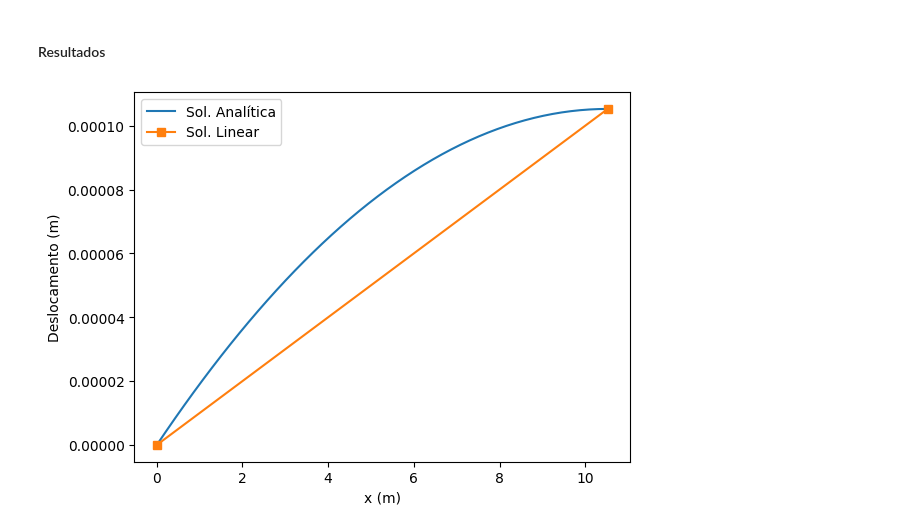
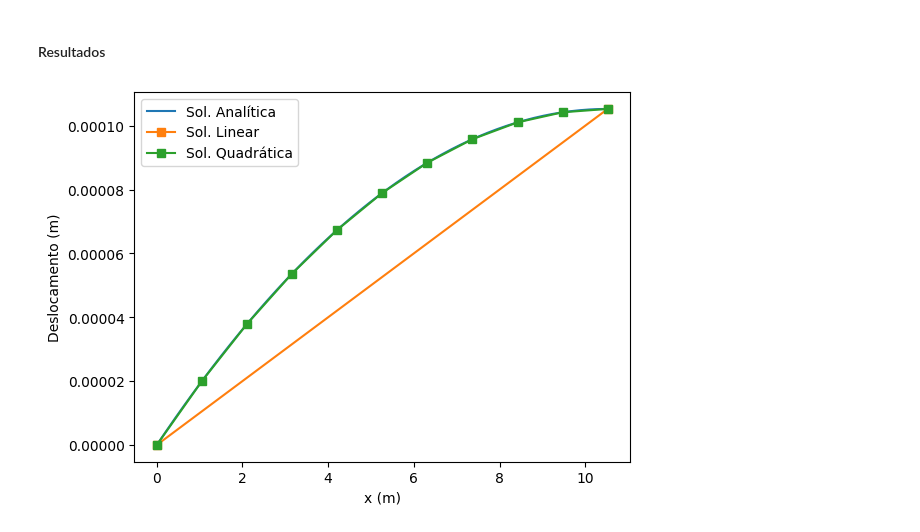
Before and after one commit to antoniomedeiros1/MAC008-Lista-1, a Jupyter notebook: ex3.ipynb, the cells around one changed output. Cells and saved outputs as stored; diff of their text form; code cells hidden in the pictures.

```diff
--- a/ex3.ipynb
+++ b/ex3.ipynb
@@ -234,0 +264,9 @@ $$
+# %%
+F = sp.zeros(n_elements * 2 + 1, 1)
+
+for i in range(n_elements):
+    first = i * 2
+    last  = i * 2 + 3
+    F[first:last, 0] += f_
+
+display(F)
@@ -234,0 +277,6 @@ $$
+# %%
+for i in range(n_elements * 2 + 1):
+    K_G[0, i] = 0.0
+    K_G[i, 0] = 0.0
+K_G[0, 0] = 1.0
+F[0]      = 0.0
@@ -234,0 +285,14 @@ $$
+# %%
+K_qua = K_G.subs({
+    A: 0.1 * 0.5 * T,
+    E: (10**8) * T,
+    h: L/n_elements
+})
+
+display(K_G)
+
+f_qua = F.subs({
+    h: L/n_elements,
+    q: 10 * T
+})
+display(f_qua)
@@ -234,0 +304,3 @@ $$
+# %%
+u_qua = K_qua.inv() * f_qua
+display(u_qua)
@@ -240,29 +314,30 @@ from matplotlib import pyplot as plt
 # %%
 # funcoes
 
 def sol_analitica(x, E, A, q, c1, c2):
     return -(1/(E*A)) * ((q * x**2/2) + c1 * x + c2)
 
 L = 10 * T
 E = (10 ** 8) * T
 A = 0.1 * 0.5 * T
 q = 10 * T
 
 c1 = -1 * q * L
 c2 = 0
 
 # dominio
 x_analitica = np.linspace(0, L)
 y_analitica = sol_analitica(x_analitica, E, A, q, c1, c2)
 
 
 # resultados
 plt.plot(x_analitica, y_analitica, label='Sol. Analítica')
 plt.plot([i*L for i in range(2)], u_lin, '-s', label='Sol. Linear')
+plt.plot([i*L/10 for i in range(11)], u_qua, '-s', label='Sol. Quadrática')
 
 plt.xlabel('x (m)')
 plt.ylabel('Deslocamento (m)')
 plt.legend()
 plt.show()
 # %% [output]
-[figure, old version]
+[figure, new version]
```
Also changed, not shown: parts of 15 cells of this notebook.
